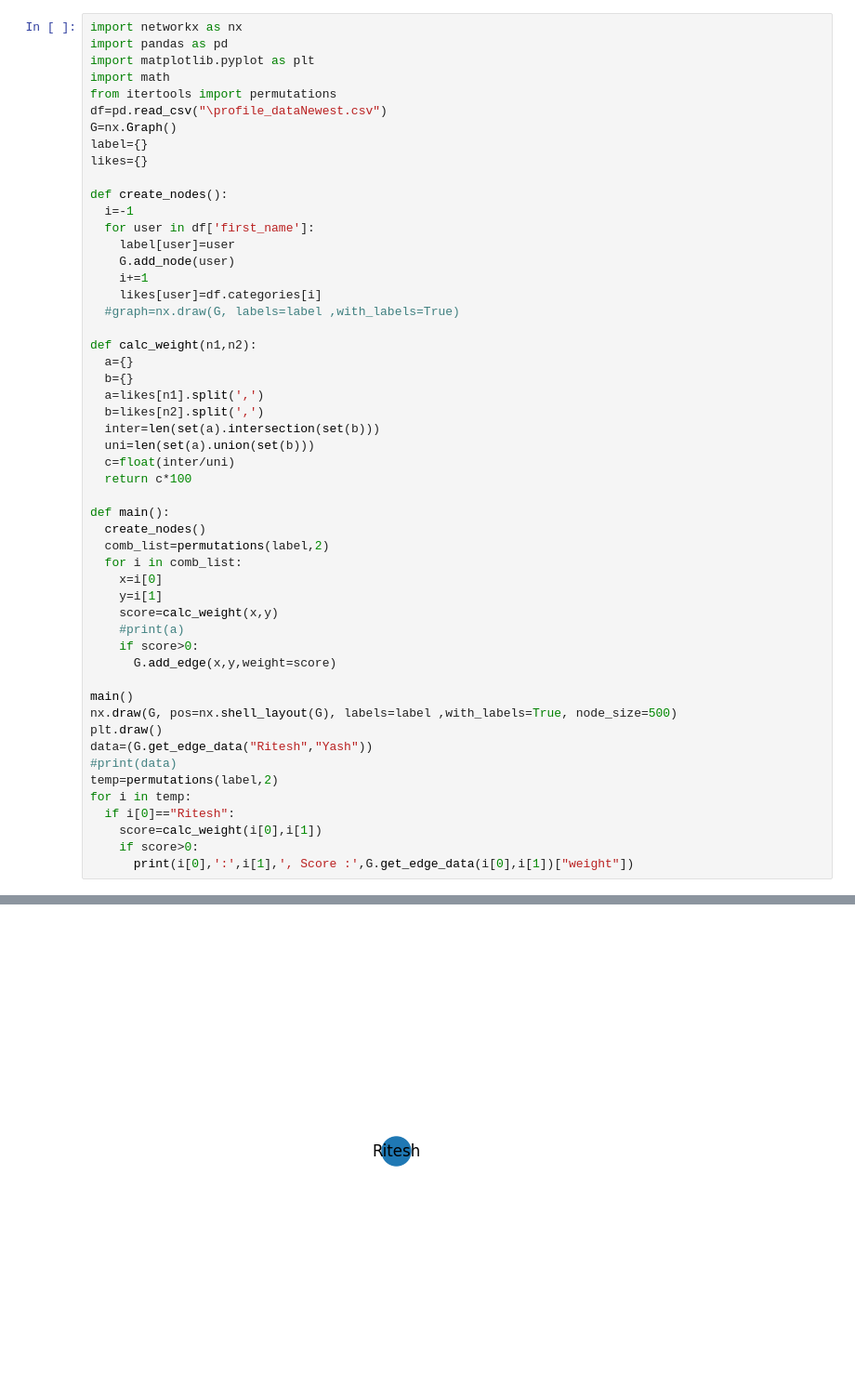
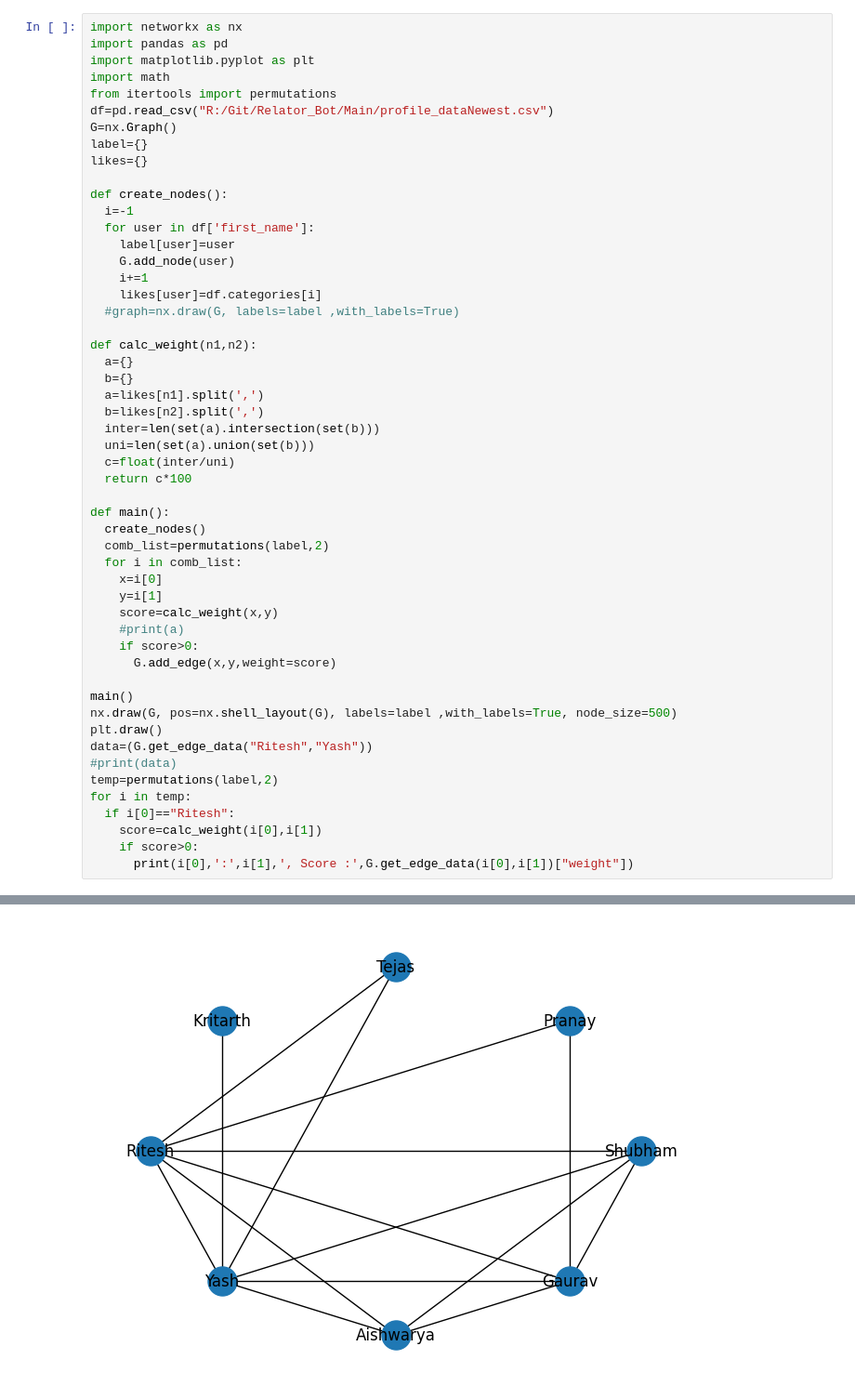
Before and after one commit to Ritesh1069/Relator_Bot, a Jupyter notebook: Trials/graph_generator.ipynb, the cells around one changed output, grey strips where cells are left out. Shown at 93% size. Saved outputs shown, nothing was run; the diff lists cells and outputs as text.

```diff
--- a/Trials/graph_generator.ipynb
+++ b/Trials/graph_generator.ipynb
@@ -4,7 +4,7 @@ import pandas as pd
 import matplotlib.pyplot as plt
 import math
 from itertools import permutations
-df=pd.read_csv("\profile_dataNewest.csv")
+df=pd.read_csv("R:/Git/Relator_Bot/Main/profile_dataNewest.csv")
 G=nx.Graph()
 label={}
 likes={}
@@ -54 +60 @@ for i in temp:
-[figure, old version]
+[figure, new version]
```
Also changed, not shown: parts of 1 cell of this notebook, 4 other files.
